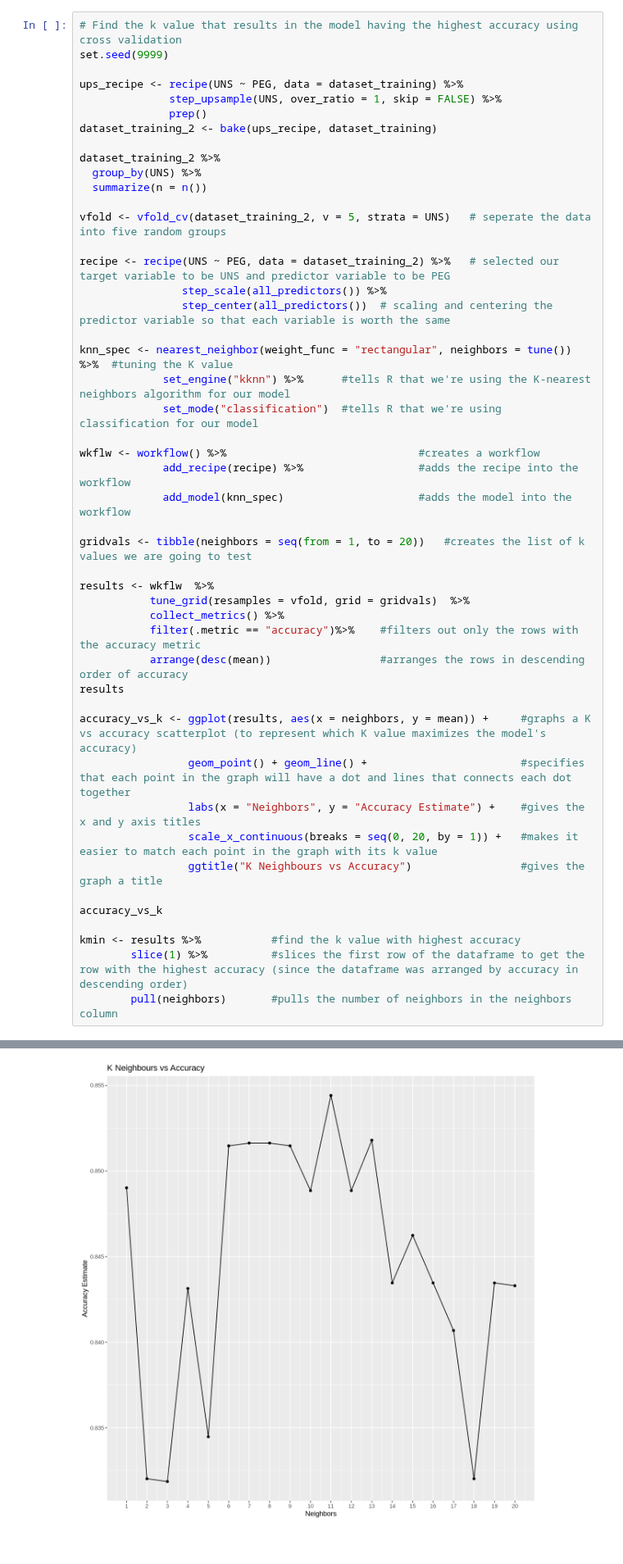
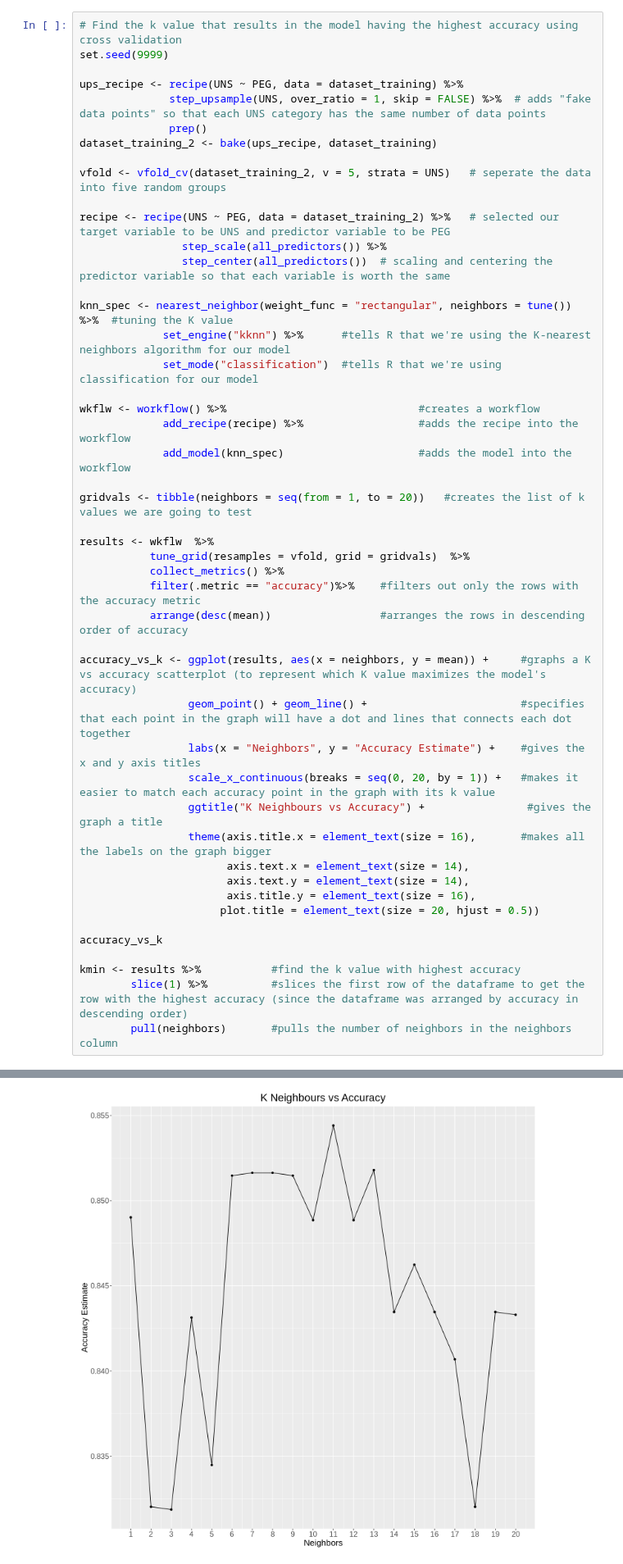
Before and after one commit to pgbenng/DSCI-Group-38-Project, a Jupyter notebook: proposal.ipynb, the cells around one changed output, grey strips where cells are left out. Shown at 82% size. Saved outputs shown, nothing was run; the diff lists cells and outputs as text.

```diff
--- a/proposal.ipynb
+++ b/proposal.ipynb
@@ -238,13 +252,9 @@ We used cross validation to find the k value which gives us the highest accuracy
 set.seed(9999)
 
 ups_recipe <- recipe(UNS ~ PEG, data = dataset_training) %>%
-              step_upsample(UNS, over_ratio = 1, skip = FALSE) %>%
+              step_upsample(UNS, over_ratio = 1, skip = FALSE) %>%  # adds "fake data points" so that each UNS category has the same number of data points
               prep()
 dataset_training_2 <- bake(ups_recipe, dataset_training)
-
-dataset_training_2 %>%
-  group_by(UNS) %>%
-  summarize(n = n())
 
 vfold <- vfold_cv(dataset_training_2, v = 5, strata = UNS)   # seperate the data into five random groups
 
@@ -267,13 +277,17 @@ results <- wkflw  %>%
            collect_metrics() %>%
            filter(.metric == "accuracy")%>%    #filters out only the rows with the accuracy metric
            arrange(desc(mean))                 #arranges the rows in descending order of accuracy
-results
 
 accuracy_vs_k <- ggplot(results, aes(x = neighbors, y = mean)) +     #graphs a K vs accuracy scatterplot (to represent which K value maximizes the model's accuracy)
                  geom_point() + geom_line() +                        #specifies that each point in the graph will have a dot and lines that connects each dot together
                  labs(x = "Neighbors", y = "Accuracy Estimate") +    #gives the x and y axis titles
-                 scale_x_continuous(breaks = seq(0, 20, by = 1)) +   #makes it easier to match each point in the graph with its k value
-                 ggtitle("K Neighbours vs Accuracy")                 #gives the graph a title
+                 scale_x_continuous(breaks = seq(0, 20, by = 1)) +   #makes it easier to match each accuracy point in the graph with its k value
+                 ggtitle("K Neighbours vs Accuracy") +                #gives the graph a title
+                 theme(axis.title.x = element_text(size = 16),       #makes all the labels on the graph bigger
+                       axis.text.x = element_text(size = 14),
+                       axis.text.y = element_text(size = 14),
+                       axis.title.y = element_text(size = 16),
+                      plot.title = element_text(size = 20, hjust = 0.5))
 
 accuracy_vs_k
 
@@ -301,4 +298,4 @@ A tibble: 20 × 7
-[figure, old version]
+[figure, new version]
 # %% [markdown]
 Now that we have calculated the most suitable K value for the model, we just plugged it in and ran the classifier.
 # %%
```
Also changed, not shown: parts of 14 cells of this notebook.
